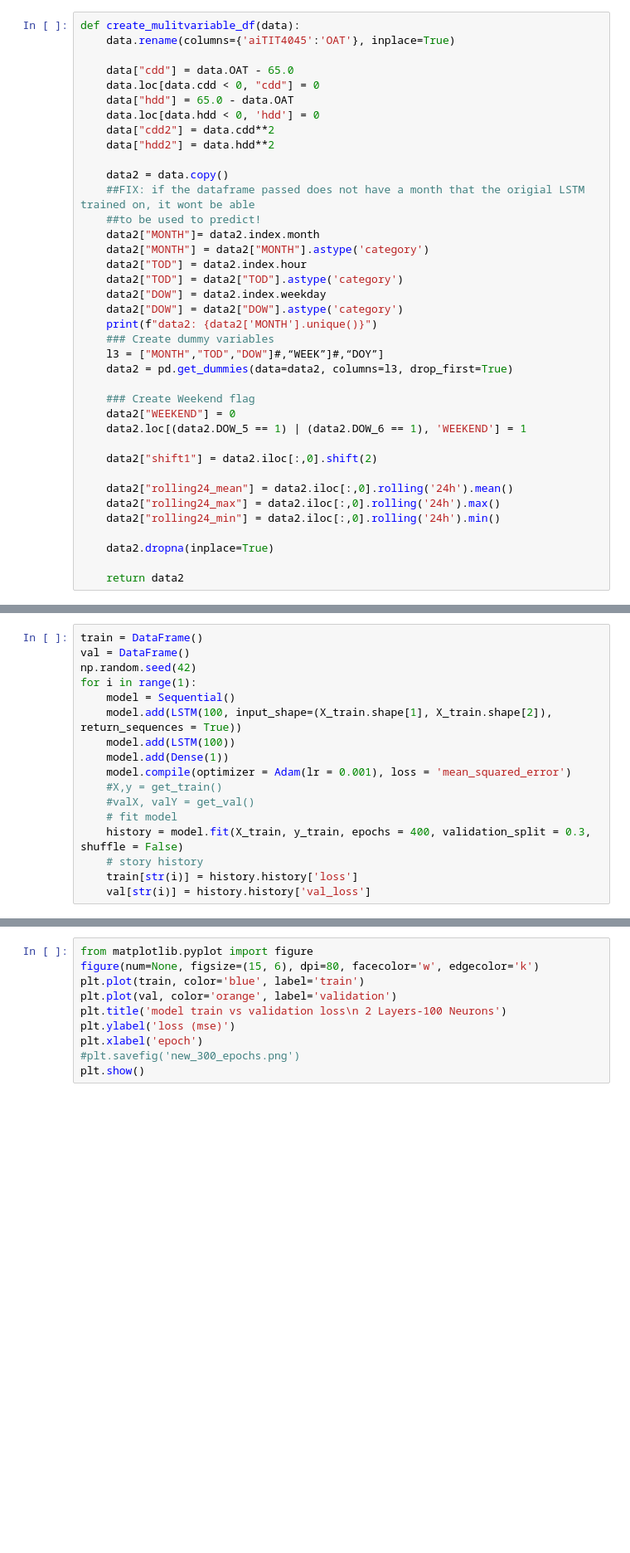
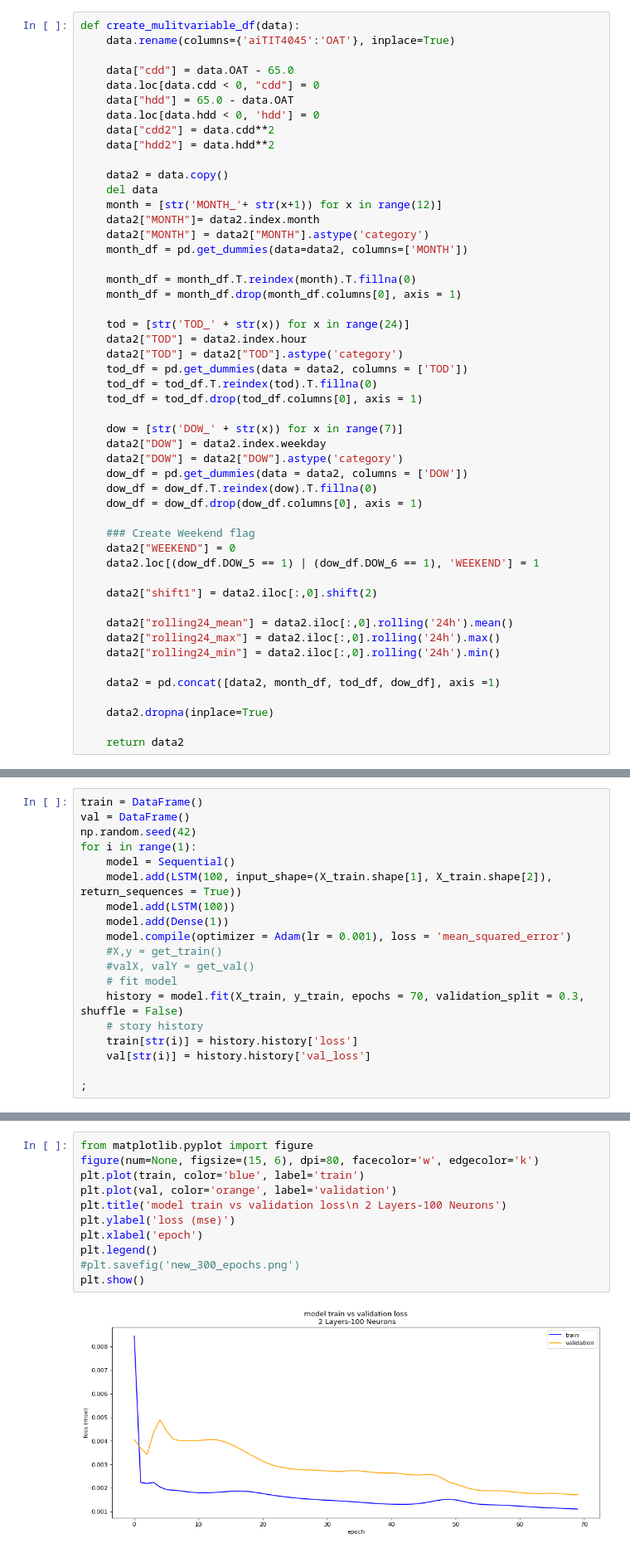
Before and after one commit to eco-data-science-team/LSTM-Anomaly-Detection, a Jupyter notebook: LSTM Notebook.ipynb, the cells around one changed output, grey strips where cells are left out. Shown at 83% size. Saved outputs shown, nothing was run; the diff lists cells and outputs as text; blank space fills up the shorter version.

```diff
--- a/LSTM Notebook.ipynb
+++ b/LSTM Notebook.ipynb
@@ -51,22 +51,32 @@ def create_mulitvariable_df(data):
     data["hdd2"] = data.hdd**2
 
     data2 = data.copy()
-    ##FIX: if the dataframe passed does not have a month that the origial LSTM trained on, it wont be able
-    ##to be used to predict!
+    del data
+    month = [str('MONTH_'+ str(x+1)) for x in range(12)]
     data2["MONTH"]= data2.index.month
     data2["MONTH"] = data2["MONTH"].astype('category')
+    month_df = pd.get_dummies(data=data2, columns=['MONTH'])
+
+    month_df = month_df.T.reindex(month).T.fillna(0)
+    month_df = month_df.drop(month_df.columns[0], axis = 1)
+
+    tod = [str('TOD_' + str(x)) for x in range(24)]
     data2["TOD"] = data2.index.hour
     data2["TOD"] = data2["TOD"].astype('category')
+    tod_df = pd.get_dummies(data = data2, columns = ['TOD'])
+    tod_df = tod_df.T.reindex(tod).T.fillna(0)
+    tod_df = tod_df.drop(tod_df.columns[0], axis = 1)
+
+    dow = [str('DOW_' + str(x)) for x in range(7)]
     data2["DOW"] = data2.index.weekday
     data2["DOW"] = data2["DOW"].astype('category')
-    print(f"data2: {data2['MONTH'].unique()}")
-    ### Create dummy variables
-    l3 = ["MONTH","TOD","DOW"]#,“WEEK”]#,“DOY”]
-    data2 = pd.get_dummies(data=data2, columns=l3, drop_first=True)
+    dow_df = pd.get_dummies(data = data2, columns = ['DOW'])
+    dow_df = dow_df.T.reindex(dow).T.fillna(0)
+    dow_df = dow_df.drop(dow_df.columns[0], axis = 1)
 
     ### Create Weekend flag
     data2["WEEKEND"] = 0
-    data2.loc[(data2.DOW_5 == 1) | (data2.DOW_6 == 1), 'WEEKEND'] = 1
+    data2.loc[(dow_df.DOW_5 == 1) | (dow_df.DOW_6 == 1), 'WEEKEND'] = 1
 
     data2["shift1"] = data2.iloc[:,0].shift(2)
 
@@ -74,6 +84,8 @@ def create_mulitvariable_df(data):
     data2["rolling24_max"] = data2.iloc[:,0].rolling('24h').max()
     data2["rolling24_min"] = data2.iloc[:,0].rolling('24h').min()
 
+    data2 = pd.concat([data2, month_df, tod_df, dow_df], axis =1)
+
     data2.dropna(inplace=True)
 
     return data2
@@ -141,7 +180,9 @@ for i in range(1):
     #X,y = get_train()
     #valX, valY = get_val()
     # fit model
-    history = model.fit(X_train, y_train, epochs = 400, validation_split = 0.3, shuffle = False)
+    history = model.fit(X_train, y_train, epochs = 70, validation_split = 0.3, shuffle = False)
     # story history
     train[str(i)] = history.history['loss']
     val[str(i)] = history.history['val_loss']
+
+;
@@ -154,13 +208,16 @@ print(device_lib.list_local_devices())
 # %%
 from matplotlib.pyplot import figure
 figure(num=None, figsize=(15, 6), dpi=80, facecolor='w', edgecolor='k')
 plt.plot(train, color='blue', label='train')
 plt.plot(val, color='orange', label='validation')
 plt.title('model train vs validation loss\n 2 Layers-100 Neurons')
 plt.ylabel('loss (mse)')
 plt.xlabel('epoch')
+plt.legend()
 #plt.savefig('new_300_epochs.png')
 plt.show()
+# %% [output]
+[figure, added]
 # %%
 from sklearn.metrics import r2_score
 from sklearn.metrics import mean_squared_error
```
Also changed, not shown: parts of 9 cells of this notebook.
